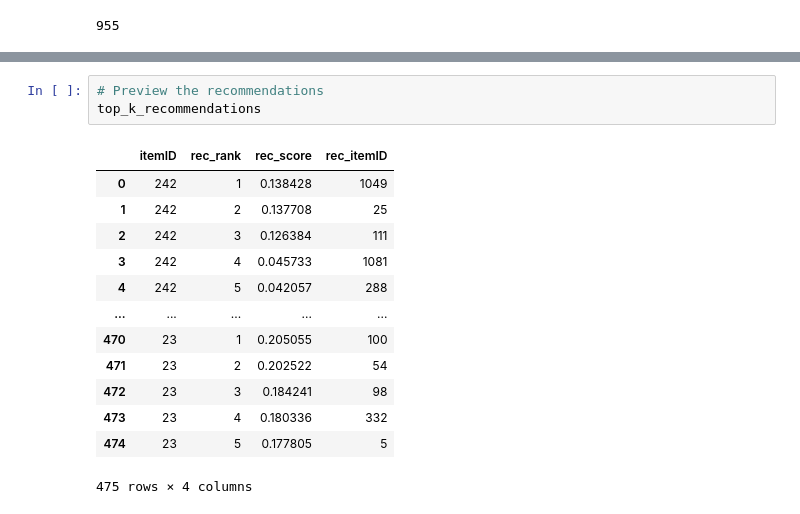
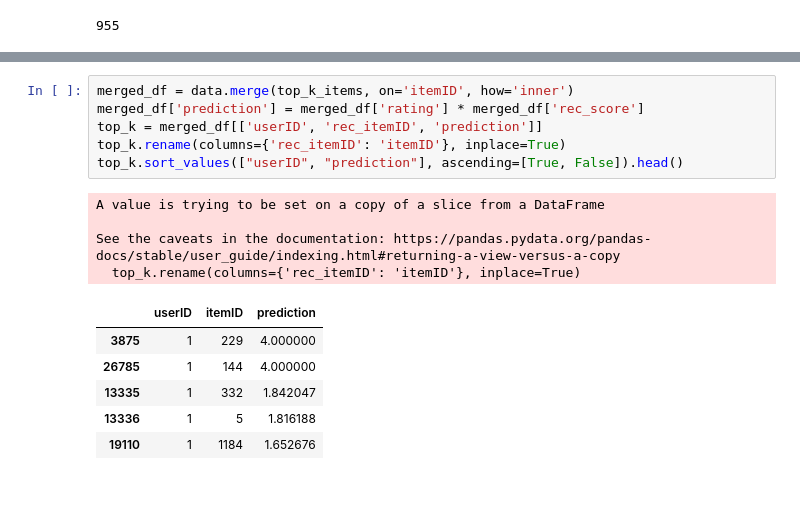
Before and after one commit to PUT-RecSys-Research/qpera-thesis, a Jupyter notebook: notebooks/CBF.ipynb, the cells around one changed output, grey strips where cells are left out. Drawn from its saved outputs; the diff is of its cells as text.

```diff
--- a/notebooks/CBF.ipynb
+++ b/notebooks/CBF.ipynb
@@ -162,17 +173,17 @@ In our recommendation table, each row represents a single recommendation.
-# %%
-# Preview the recommendations
-top_k_recommendations
-# %% [output]
-|  | itemID | rec_rank | rec_score | rec_itemID |
-| 0 | 242 | 1 | 0.138428 | 1049 |
-| 1 | 242 | 2 | 0.137708 | 25 |
-| 2 | 242 | 3 | 0.126384 | 111 |
-| 3 | 242 | 4 | 0.045733 | 1081 |
-| 4 | 242 | 5 | 0.042057 | 288 |
-| ... | ... | ... | ... | ... |
-| 470 | 23 | 1 | 0.205055 | 100 |
-| 471 | 23 | 2 | 0.202522 | 54 |
-| 472 | 23 | 3 | 0.184241 | 98 |
-| 473 | 23 | 4 | 0.180336 | 332 |
-| 474 | 23 | 5 | 0.177805 | 5 |
-475 rows × 4 columns
+# %%
+merged_df = data.merge(top_k_items, on='itemID', how='inner')
+merged_df['prediction'] = merged_df['rating'] * merged_df['rec_score']
+top_k = merged_df[['userID', 'rec_itemID', 'prediction']]
+top_k.rename(columns={'rec_itemID': 'itemID'}, inplace=True)
+top_k.sort_values(["userID", "prediction"], ascending=[True, False]).head()
+# %% [output]
+A value is trying to be set on a copy of a slice from a DataFrame
+
+See the caveats in the documentation: https://pandas.pydata.org/pandas-docs/stable/user_guide/indexing.html#returning-a-view-versus-a-copy
+  top_k.rename(columns={'rec_itemID': 'itemID'}, inplace=True)
+|  | userID | itemID | prediction |
+| 3875 | 1 | 229 | 4.000000 |
+| 26785 | 1 | 144 | 4.000000 |
+| 13335 | 1 | 332 | 1.842047 |
+| 13336 | 1 | 5 | 1.816188 |
+| 19110 | 1 | 1184 | 1.652676 |
```
Also changed, not shown: parts of 20 cells of this notebook.
